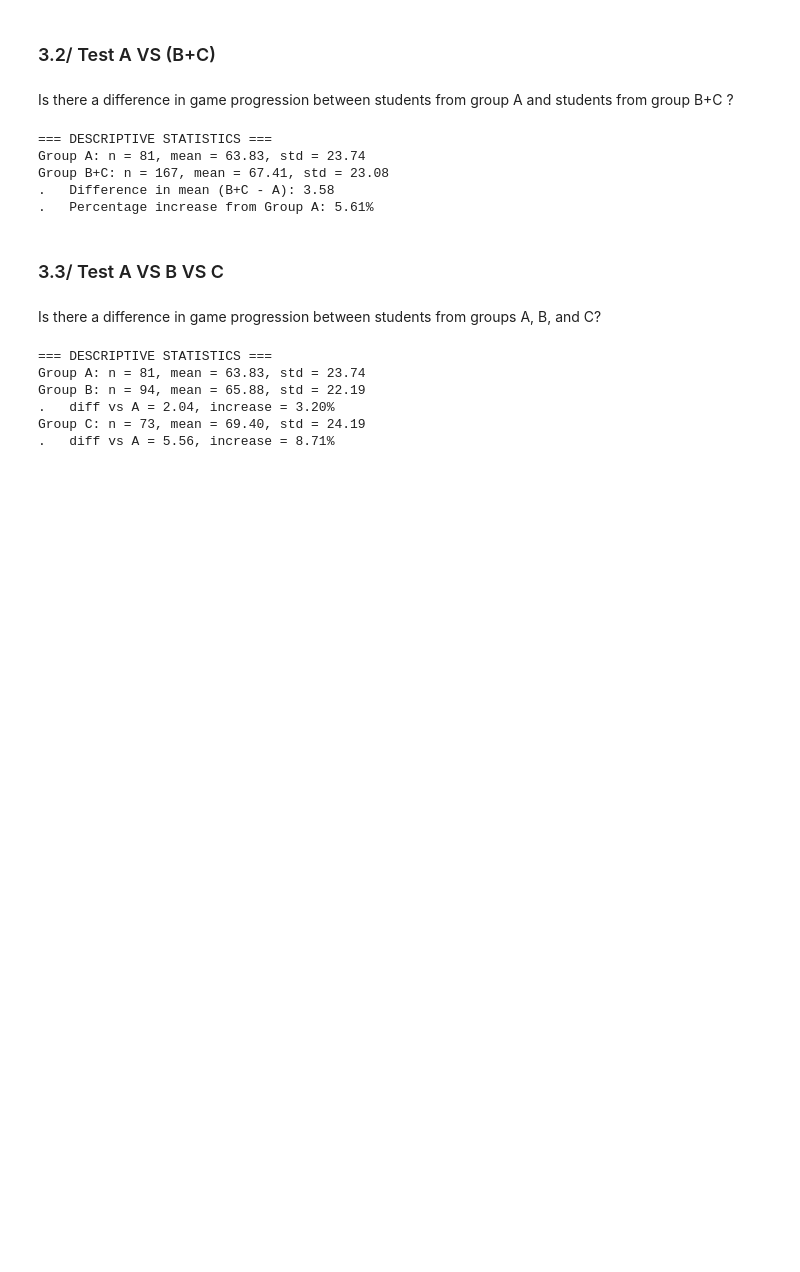
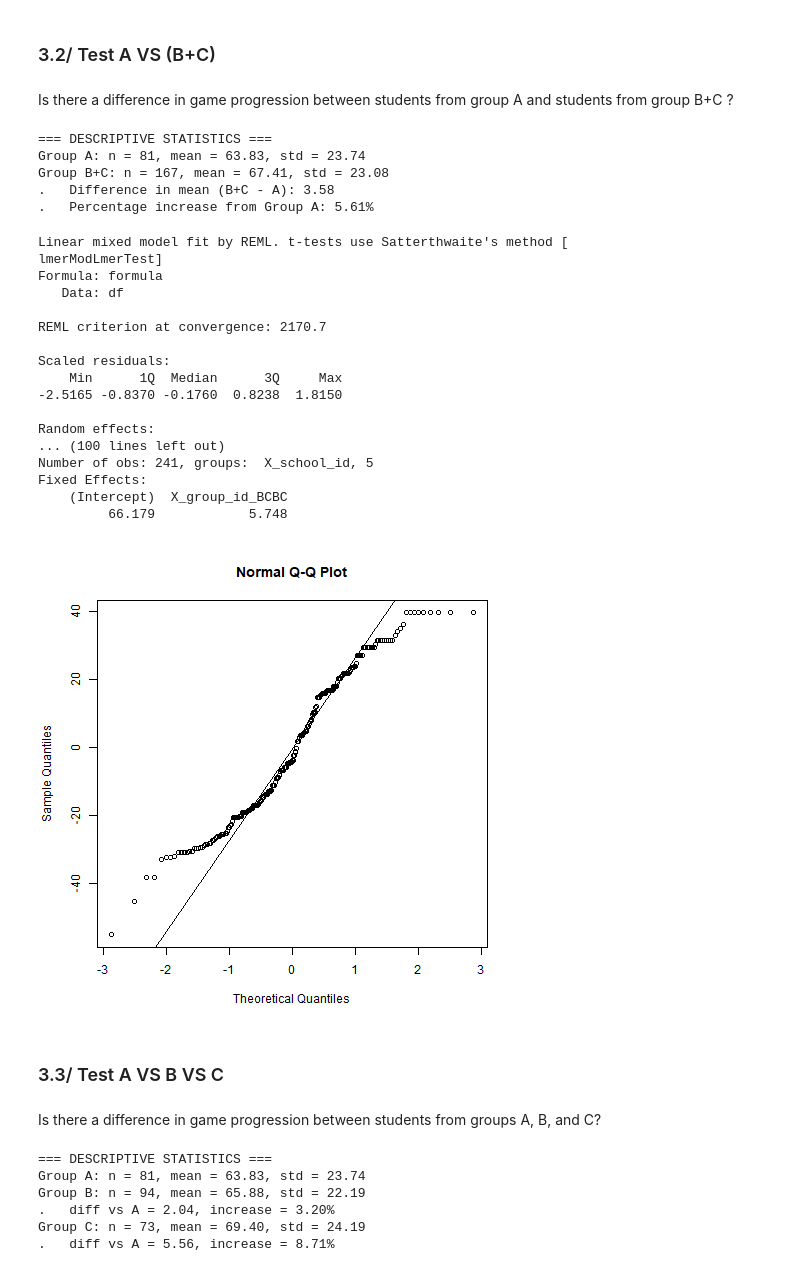
Before and after one commit to Matthieu-BRANTHOME/AIED26, a Jupyter notebook: notebooks/02_analysis_RQ_1.ipynb, the cells around one changed output. Saved outputs shown, nothing was run; the diff lists cells and outputs as text; code cells hidden in the pictures; blank space fills up the shorter version.

```diff
--- a/notebooks/02_analysis_RQ_1.ipynb
+++ b/notebooks/02_analysis_RQ_1.ipynb
@@ -121,7 +127,42 @@ Group B+C: n = 167, mean = 67.41, std = 23.08
 .   Difference in mean (B+C - A): 3.58
 .   Percentage increase from Group A: 5.61%
 # %%
-# TODO SL
+%%R
+options(encoding = "UTF-8")
+Sys.setenv(LANGUAGE = "en")
+Sys.setlocale("LC_ALL", "English_United States.UTF-8")
+source("../src/utils_stats.R")
+
+summary(df_all)
+df_A = subset(df_all, X_group_id == "A")
+df_B = subset(df_all, X_group_id == "B")
+df_C = subset(df_all, X_group_id == "C")
+df_BC = subset(df_all, X_group_id != "A")
+
+
+result = run_lmer_pipeline(df = df_all, df_name="df_all", dep = "X_progress_index", fixed_factors = "X_group_id_BC", random_factors = "(1 | X_school_id)")
+
+print("\n\nFinal models \n")
+print(result)
+# %% [output]
+Linear mixed model fit by REML. t-tests use Satterthwaite's method [
+lmerModLmerTest]
+Formula: formula
+   Data: df
+
+REML criterion at convergence: 2170.7
+
+Scaled residuals:
+    Min      1Q  Median      3Q     Max
+-2.5165 -0.8370 -0.1760  0.8238  1.8150
+
+Random effects:
+... (100 lines left out)
+Number of obs: 241, groups:  X_school_id, 5
+Fixed Effects:
+    (Intercept)  X_group_id_BCBC
+         66.179            5.748
+[figure, added]
 # %% [markdown]
 ### 3.3/ Test A VS B VS C
 # %% [markdown]
```
Also changed, not shown: parts of 6 cells of this notebook, 3 other files.
